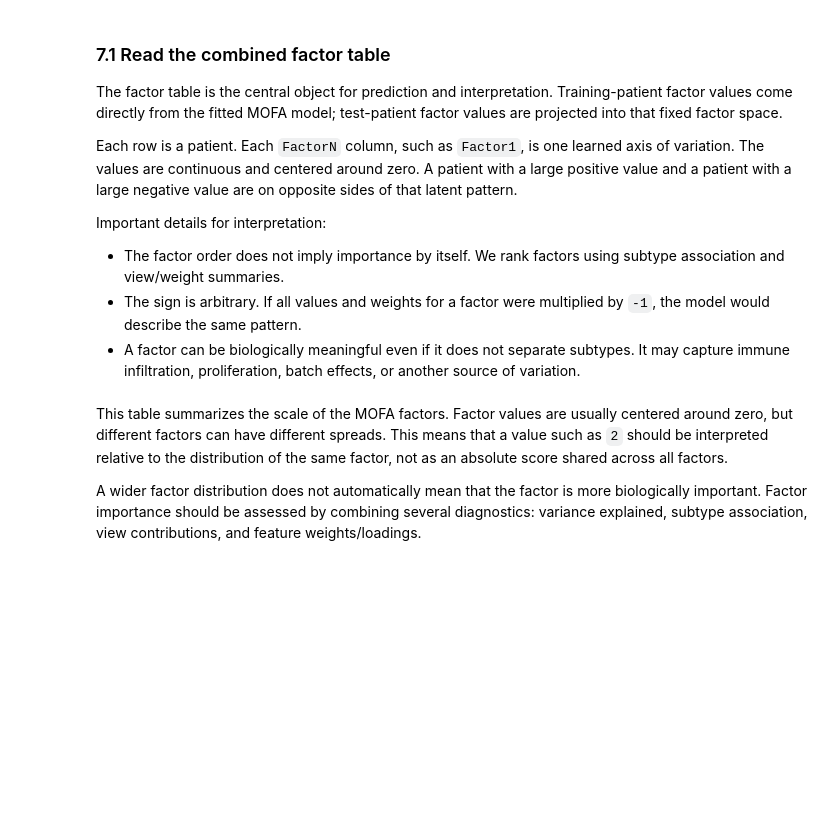
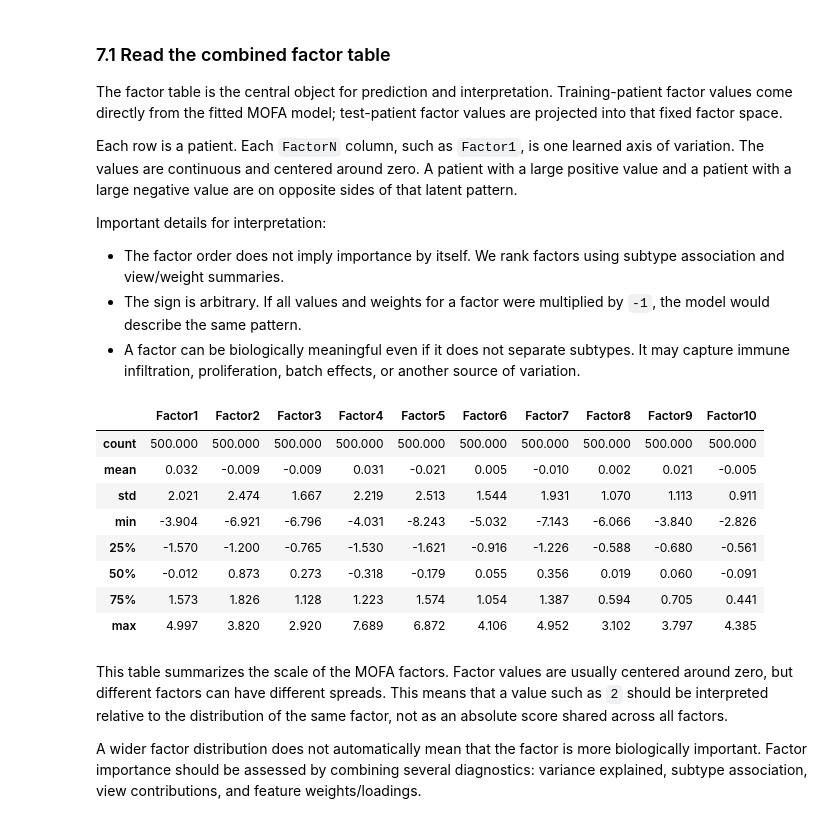
Before and after one commit to Barry8197/ECCB_2026_T8_CODE, a Jupyter notebook: sessions/session-2-multi-omics/part-2-correlation-based-methods.ipynb, the cells around one changed output. Cells and saved outputs as stored; diff of their text form; code cells hidden in the pictures; blank space fills up the shorter version.

```diff
--- a/sessions/session-2-multi-omics/part-2-correlation-based-methods.ipynb
+++ b/sessions/session-2-multi-omics/part-2-correlation-based-methods.ipynb
@@ -240,15 +261,15 @@ def build_mofa_matrix_input(X_by_omic):
 # For strict prediction, MOFA is fitted on training patients only.
 mofa_data, view_names, feature_names, sample_names, group_names = build_mofa_matrix_input(X_train_omics)
 
+# Quick shape check: each view should have the same number of training patients.
+# Also print a tiny preview so we can see what is being passed to MOFA.
+for view_idx, (view_name, matrix) in enumerate(zip(view_names, mofa_data)):
+    view_matrix = matrix[0]  # one group: TCGA-BRCA_train
+    print(f"\n {view_name:15s}: {view_matrix.shape}")
+    print("  first 3 training patients:", sample_names[0][:3])
+    print("  first 3 features:", feature_names[view_idx][:3])
+    print("  first 3 x 3 values:")
+    print(view_matrix[:3, :3])
+    print()
 
-### Exercise 1: Explore the multi-omics data
-### For each omics view:
-### 1. Print the name of the View + the number of patients and features. (ex: transcriptomics: (375, 2000))
-### 2. For each view, print the 3 first features names and 3 first training patients names. (ex: transcriptomics: first 3 features: ['ENSG00000110484.7', 'ENSG00000166509.12', 'ENSG00000153002.12'], first 3 patients: ['TCGA-S3-AA0Z', 'TCGA-E9-A1N6', 'TCGA-C8-A26Y'])
-### 3. For each view, display the first first 3 x 3 values (ex: transcriptomics: first 3 x 3 values: [[6.5552697 2.8434672 5.016912], [5.556552  8.19825   6.1988907], [5.6827602 4.590756  2.8434672]])
-
-for view_idx, (view_name, matrix) in enumerate(zip(view_names, mofa_data)):
-    # -----------------
-    # YOUR CODE HERE
-    # -----------------
-    pass
+print("\n Group names", group_names)
@@ -705,14 +816,21 @@ Important details for interpretation:
 - The sign is arbitrary. If all values and weights for a factor were multiplied by `-1`, the model would describe the same pattern.
 - A factor can be biologically meaningful even if it does not separate subtypes. It may capture immune infiltration, proliferation, batch effects, or another source of variation.
 # %%
-### Exercise 4: Summarize the MOFA factor values
-# Use the describe() method to calculate summary statistics
-# for the active MOFA factors.
-# -----------------
-# YOUR CODE HERE
-# -----------------
-#
-# This is easy but reinforces that factors_df contains patients as rows and factors as columns.
+# Inspect the scale of the factor values.
+factor_summary = factors_df[feature_cols].describe()
+
+# Format the table with regular decimal numbers instead of scientific notation.
+display(factor_summary.style.format("{:.3f}"))
+# %% [output]
+|  | Factor1 | Factor2 | Factor3 | Factor4 | Factor5 | Factor6 | Factor7 | Factor8 | Factor9 | Factor10 |
+| count | 500.000 | 500.000 | 500.000 | 500.000 | 500.000 | 500.000 | 500.000 | 500.000 | 500.000 | 500.000 |
+| mean | 0.032 | -0.009 | -0.009 | 0.031 | -0.021 | 0.005 | -0.010 | 0.002 | 0.021 | -0.005 |
+| std | 2.021 | 2.474 | 1.667 | 2.219 | 2.513 | 1.544 | 1.931 | 1.070 | 1.113 | 0.911 |
+| min | -3.904 | -6.921 | -6.796 | -4.031 | -8.243 | -5.032 | -7.143 | -6.066 | -3.840 | -2.826 |
+| 25% | -1.570 | -1.200 | -0.765 | -1.530 | -1.621 | -0.916 | -1.226 | -0.588 | -0.680 | -0.561 |
+| 50% | -0.012 | 0.873 | 0.273 | -0.318 | -0.179 | 0.055 | 0.356 | 0.019 | 0.060 | -0.091 |
+| 75% | 1.573 | 1.826 | 1.128 | 1.223 | 1.574 | 1.054 | 1.387 | 0.594 | 0.705 | 0.441 |
+| max | 4.997 | 3.820 | 2.920 | 7.689 | 6.872 | 4.106 | 4.952 | 3.102 | 3.797 | 4.385 |
 # %% [markdown]
 This table summarizes the scale of the MOFA factors. Factor values are usually centered around zero, but different factors can have different spreads. This means that a value such as `2` should be interpreted relative to the distribution of the same factor, not as an absolute score shared across all factors.
 
```
Also changed, not shown: parts of 23 cells of this notebook, 24 other files.
